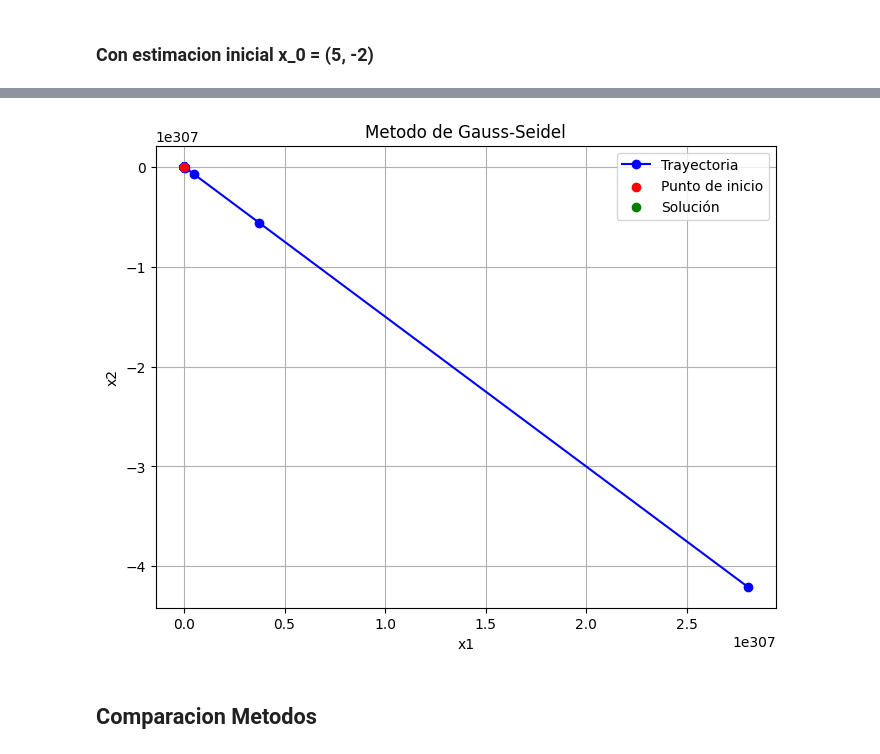
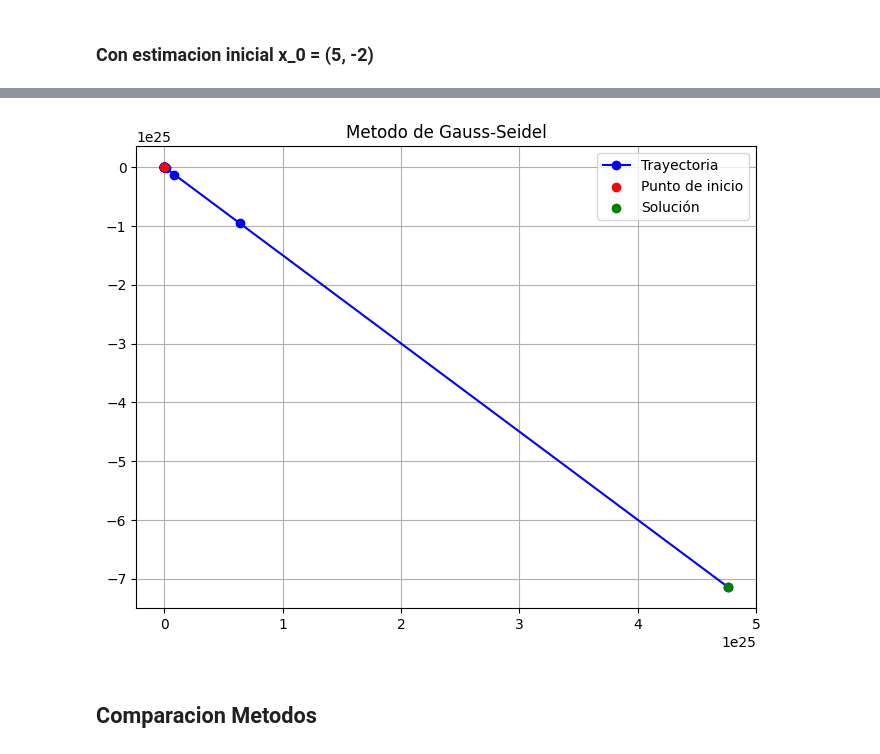
Before and after one commit to alexis-bautista/Talller-Gauss-Jacobi-Seidel-MN, a Jupyter notebook: template iterative.ipynb, the cells around one changed output, grey strips where cells are left out. Drawn from its saved outputs; the diff is of its cells as text; code cells hidden in the pictures.

```diff
--- a/template iterative.ipynb
+++ b/template iterative.ipynb
@@ -226,14 +195,11 @@ plt.show()
 # %% [markdown]
 ### Con estimacion inicial x_0 = (5, -2)
 # %%
-import numpy as np
-import matplotlib.pyplot as plt
-
 A = np.array([[2, 10], [3, 2]])
 b = np.array([16, 11])
 x0 = np.array([5,-2])
 tol = 1e-6
-max_iter = 1000
+max_iter = 30
 
 solucion_seidel_2,tray_seidel_2 = gauss_seidel(A=A, b=b, x0=x0, tol=tol, max_iter=max_iter)
 
@@ -276,20 +225,16 @@ Solución:  [[ inf]
 # %%
 tray_seidel_2 = np.array([x.flatten() for x in tray_seidel_2])
 # Graficar
 plt.figure(figsize=(8, 6))
 plt.plot(tray_seidel_2[:, 0], tray_seidel_2[:, 1], marker='o', color='b', label='Trayectoria')
 plt.scatter(x0[0], x0[1], color='r', label='Punto de inicio', zorder=5)
 plt.scatter(solucion_seidel_2[0], solucion_seidel_2[1], color='g', label='Solución', zorder=5)
 
-plt.xlabel('x1')
-plt.ylabel('x2')
 plt.title('Metodo de Gauss-Seidel')
-
 plt.legend()
-
 plt.grid(True)
 plt.show()
 # %% [output]
-[figure, old version]
+[figure, new version]
 # %% [markdown]
 ## Comparacion Metodos
```
Also changed, not shown: parts of 20 cells of this notebook, 1 other file.
